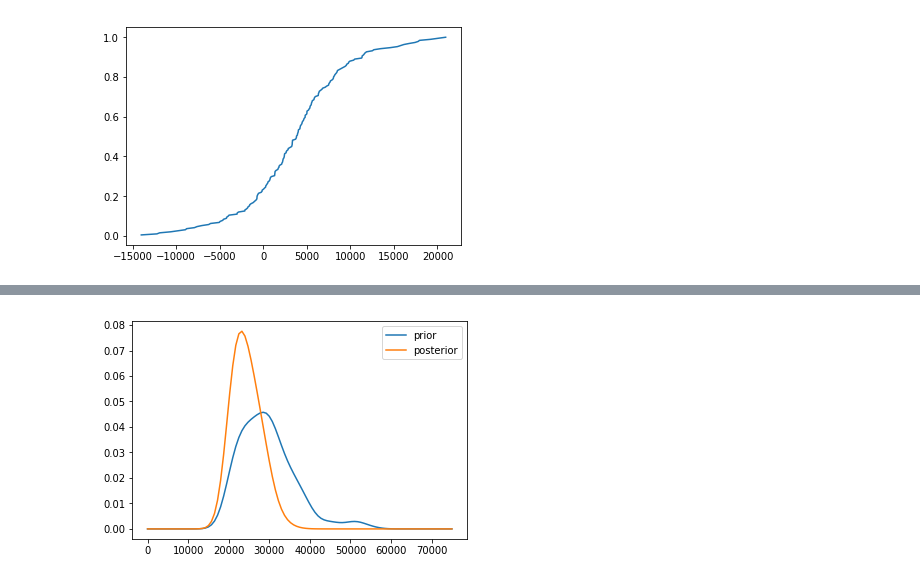
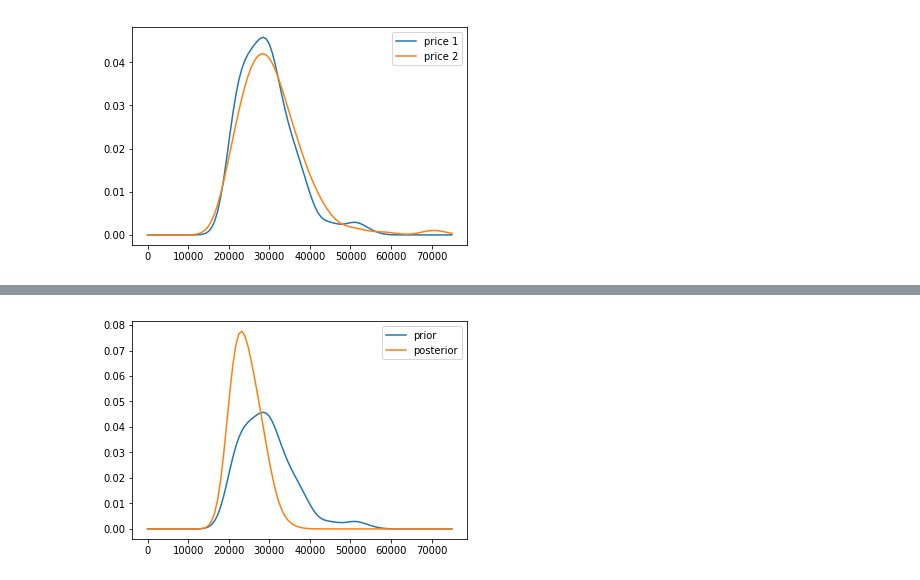
Before and after one commit to nex3z/think-bayes-playground, a Jupyter notebook: c6.ipynb, the cells around one changed output, grey strips where cells are left out. Drawn from its saved outputs; the diff is of its cells as text; code cells hidden in the pictures.

```diff
--- a/c6.ipynb
+++ b/c6.ipynb
@@ -7,7 +8,7 @@ from common.EstimatedPdf import EstimatedPdf
 from common.Pmf import Pmf
 from c6.Player import Player
 # %%
-df_data = util.read_showcases("./data/showcases.2011.csv")
+df_data = read_showcases("./data/showcases.2011.csv")
 # %%
 prices_1 = df_data.loc[:, "Showcase 1"]
 bids_1 = df_data.loc[:, "Bid 1"]
@@ -27,5 +19,13 @@ pmf.plot()
-# %%
-cdf = util.make_cdf_from_list(diffs_1)
-cdf.plot()
-# %% [output]
-[figure, removed]
+# %%
+low, high, n = 0, 75000, 101
+xs = np.linspace(low, high, n)
+
+pdf_price_1 = EstimatedPdf(prices_1)
+pmf_price_1 = pdf_price_1.make_pmf(xs, 'price 1')
+
+pdf_price_2 = EstimatedPdf(prices_2)
+pmf_price_2 = pdf_price_2.make_pmf(xs, 'price 2')
+
+pmf_price_1.plot_with([pmf_price_2])
+# %% [output]
+[figure, added]
```
Also changed, not shown: parts of 3 cells of this notebook.
